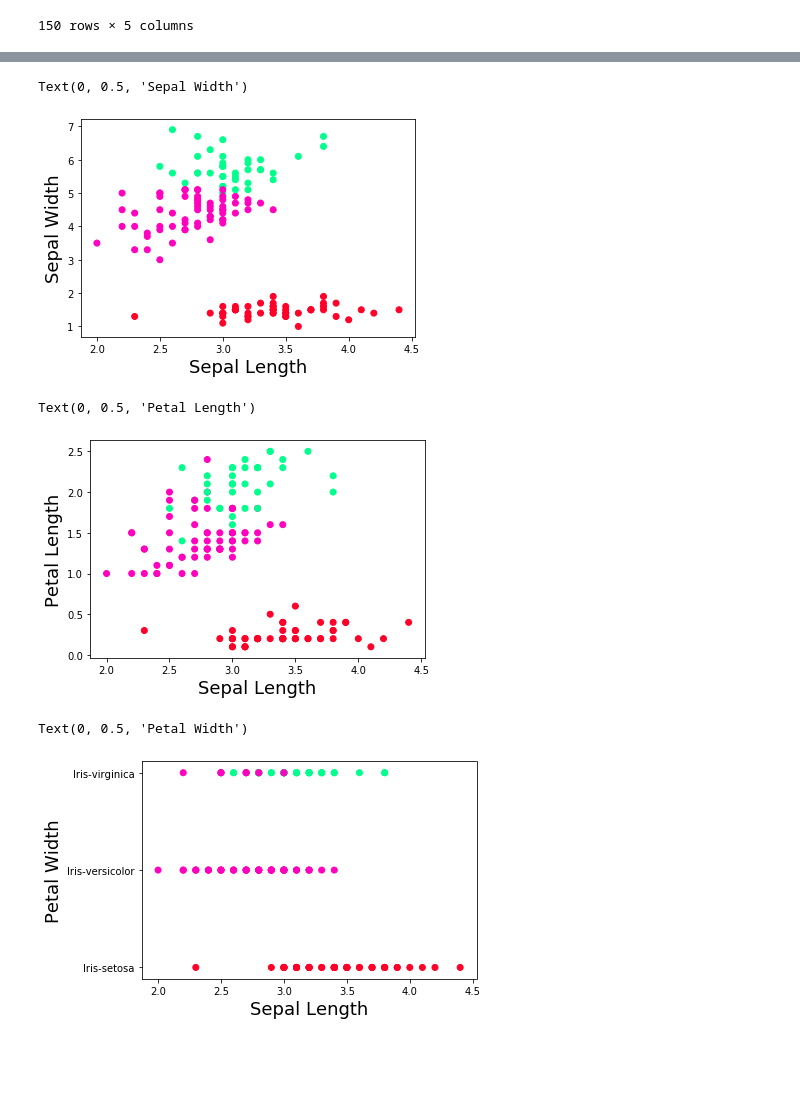
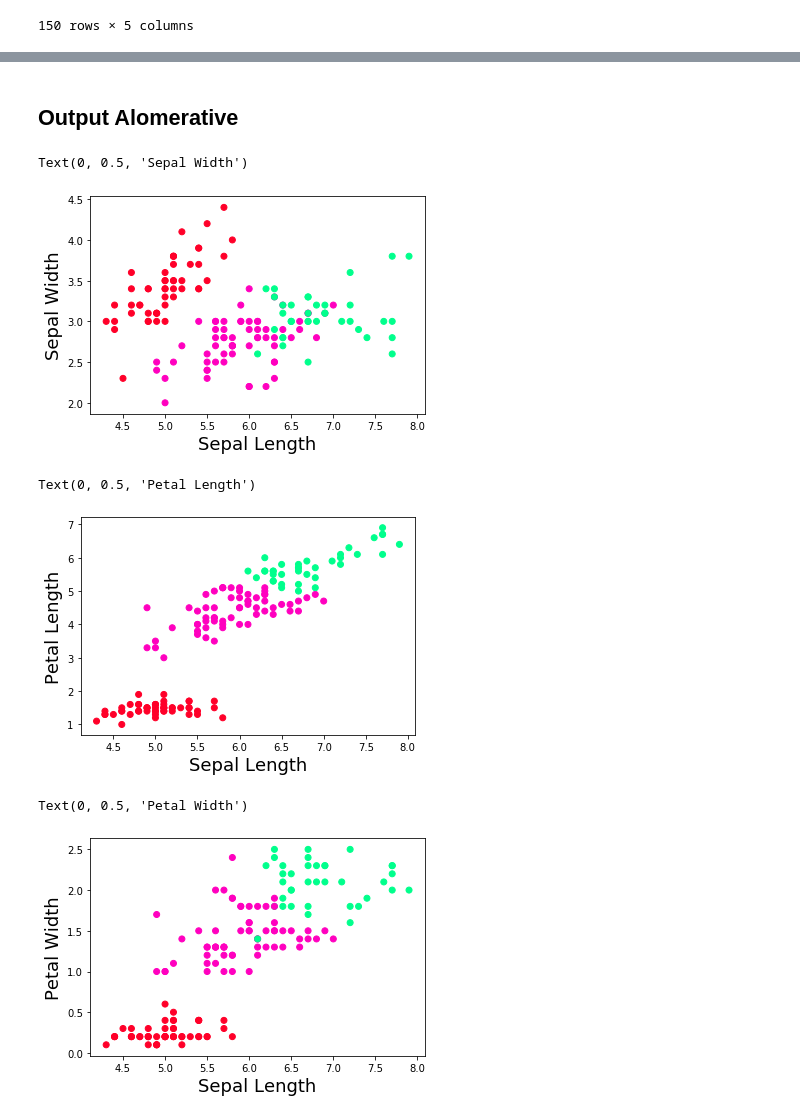
Before and after one commit to akmalamka/myKMeansAndmyAgglomerative, a Jupyter notebook: Aglomerative.ipynb, the cells around one changed output, grey strips where cells are left out. Drawn from its saved outputs; the diff is of its cells as text; code cells hidden in the pictures; blank space fills up the shorter version.

Commit message:
create visualization

```diff
--- a/Aglomerative.ipynb
+++ b/Aglomerative.ipynb
@@ -22,6 +23,10 @@ iris
 | 148 | 6.2 | 3.4 | 5.4 | 2.3 | Iris-virginica |
 | 149 | 5.9 | 3.0 | 5.1 | 1.8 | Iris-virginica |
 150 rows × 5 columns
+# %%
+le = preprocessing.LabelEncoder()
+# Converting string labels into numbers.
+iris.Species = le.fit_transform(iris.Species)
 # %%
 class Aglomerative:
     # A, B = satu cluster
@@ -221,22 +272,24 @@ Arr = [2, 44, 12, 12, 85, 23]
+# %% [markdown]
+## Output Alomerative
 # %%
-plt.scatter(iris.iloc[:,1], iris.iloc[:,2], c=Model.get_group_by_number_cluster(3), cmap='gist_rainbow')
+plt.scatter(iris.iloc[:,0], iris.iloc[:,1], c=Model.get_group_by_number_cluster(3), cmap='gist_rainbow')
 plt.xlabel('Sepal Length', fontsize=18)
 plt.ylabel('Sepal Width', fontsize=18)
 # %% [output]
 Text(0, 0.5, 'Sepal Width')
-[figure, old version]
+[figure, new version]
 # %%
-plt.scatter(iris.iloc[:,1], iris.iloc[:,3], c=Model.get_group_by_number_cluster(3), cmap='gist_rainbow')
+plt.scatter(iris.iloc[:,0], iris.iloc[:,2], c=Model.get_group_by_number_cluster(3), cmap='gist_rainbow')
 plt.xlabel('Sepal Length', fontsize=18)
 plt.ylabel('Petal Length', fontsize=18)
 # %% [output]
 Text(0, 0.5, 'Petal Length')
-[figure, old version]
+[figure, new version]
 # %%
-plt.scatter(iris.iloc[:,1], iris.iloc[:,4], c=Model.get_group_by_number_cluster(3), cmap='gist_rainbow')
+plt.scatter(iris.iloc[:,0], iris.iloc[:,3], c=Model.get_group_by_number_cluster(3), cmap='gist_rainbow')
 plt.xlabel('Sepal Length', fontsize=18)
 plt.ylabel('Petal Width', fontsize=18)
 # %% [output]
 Text(0, 0.5, 'Petal Width')
-[figure, old version]
+[figure, new version]
 # %%
```
Also changed, not shown: parts of 12 cells of this notebook, 2 other files.
